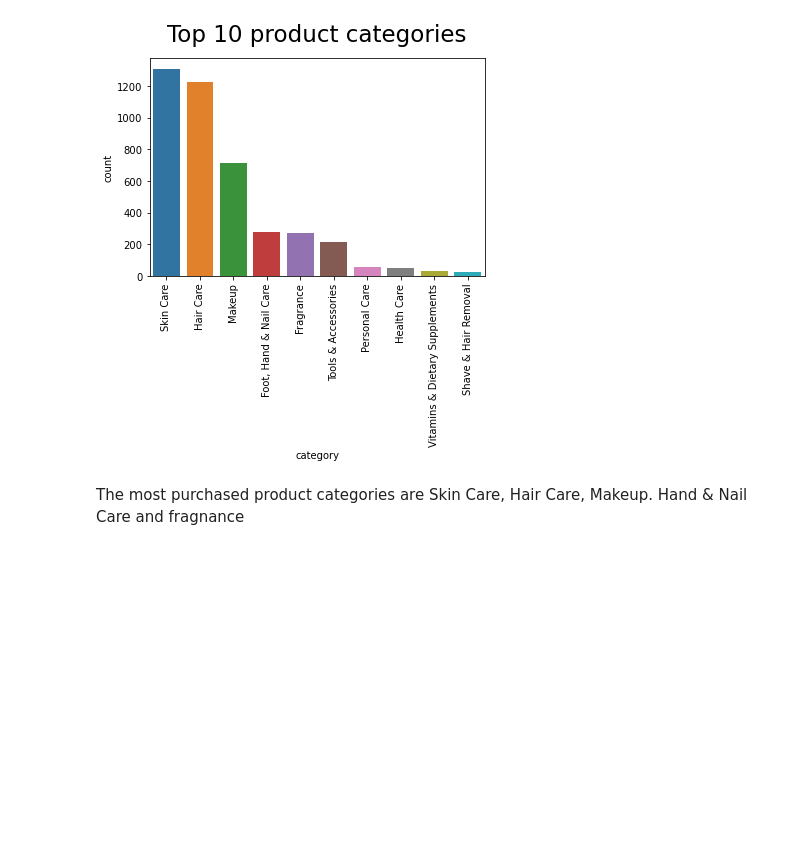
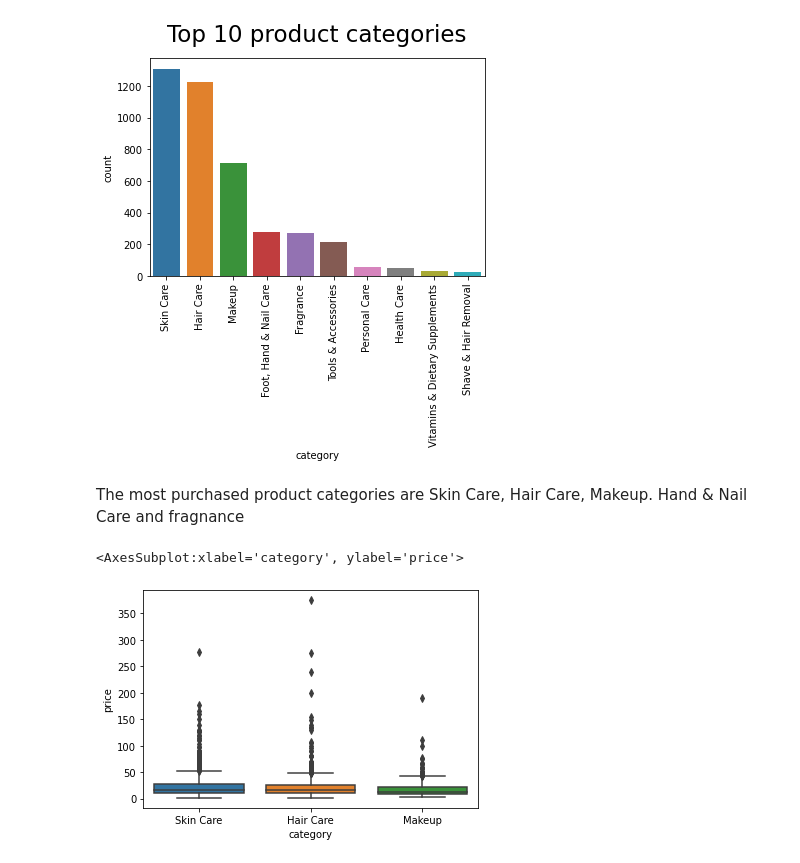
Before and after one commit to SwetaPrabh/Amazon_Web_Scraping, a Jupyter notebook: Exploratory_and_Sentiment_Analysis.ipynb, the cells around one changed output. Cells and saved outputs as stored; diff of their text form; code cells hidden in the pictures; blank space fills up the shorter version.

```diff
--- a/Exploratory_and_Sentiment_Analysis.ipynb
+++ b/Exploratory_and_Sentiment_Analysis.ipynb
@@ -112,3 +99,9 @@ bar_plot.set_xticklabels(bar_plot.get_xticklabels(),rotation = 90)
 [figure]
 # %% [markdown]
 The most purchased product categories are Skin Care, Hair Care, Makeup. Hand & Nail Care and fragnance
+# %%
+#Price Distribution within top three categories
+sns.boxplot(y = Amazon_beauty_data['price'], x = Amazon_beauty_data['category'],order=["Skin Care", "Hair Care", "Makeup"])
+# %% [output]
+<AxesSubplot:xlabel='category', ylabel='price'>
+[figure, added]
```
Also changed, not shown: parts of 42 cells of this notebook.
